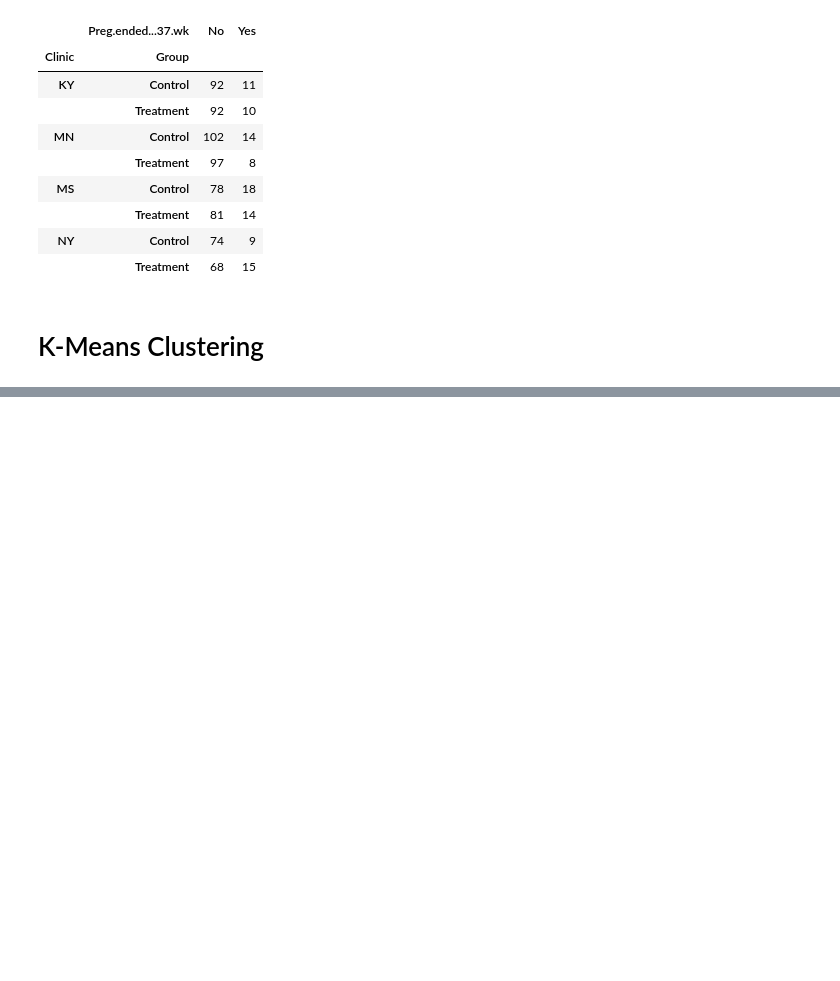
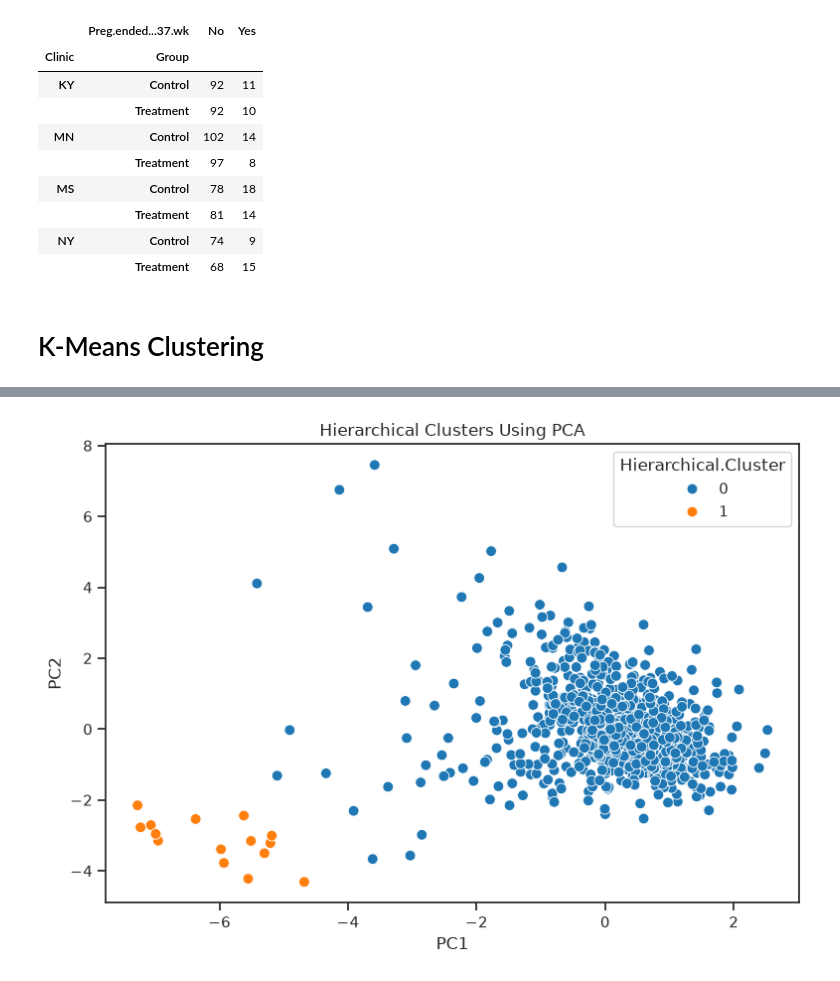
Before and after one commit to saksham0806/fall-semester-26-27-EDA-course, a Jupyter notebook: DA.ipynb, the cells around one changed output, grey strips where cells are left out. Cells and saved outputs as stored; diff of their text form; code cells hidden in the pictures; blank space fills up the shorter version.

```diff
--- a/DA.ipynb
+++ b/DA.ipynb
@@ -1025,0 +1109,7 @@ plt.show()
+# %%
+plt.figure(figsize=(9, 6))
+sns.scatterplot(data=kmeans_data, x='PC1', y='PC2', hue='Hierarchical.Cluster', palette='tab10', s=60)
+plt.title('Hierarchical Clusters Using PCA')
+plt.show()
+# %% [output]
+[figure, added]
```
Also changed, not shown: parts of 18 cells of this notebook.
